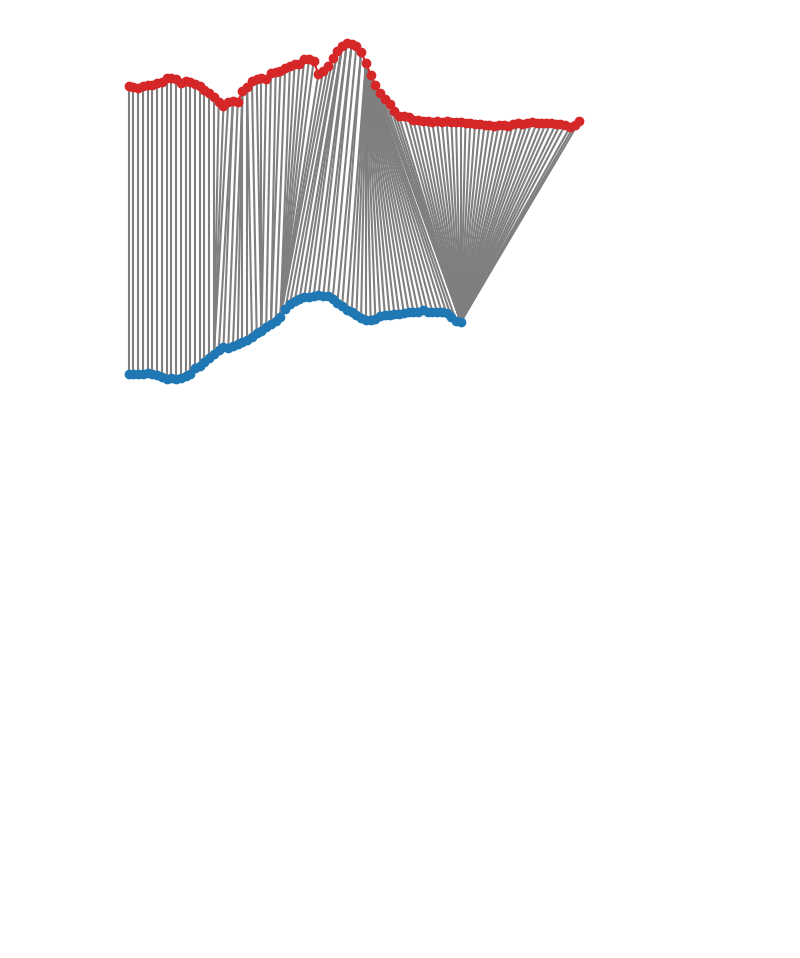
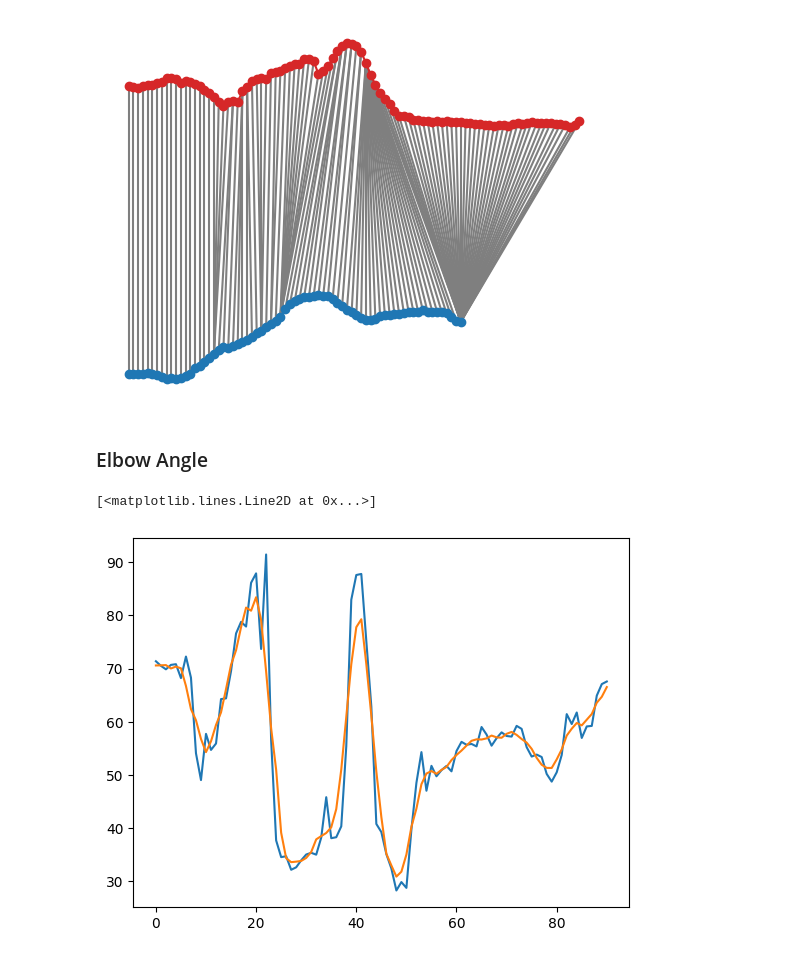
Before and after one commit to yhutter-dv/fhgr-scivi, a Jupyter notebook: jupyter_notebooks/dtw.ipynb, the cells around one changed output. Drawn from its saved outputs; the diff is of its cells as text; code cells hidden in the pictures; blank space fills up the shorter version.

```diff
--- a/jupyter_notebooks/dtw.ipynb
+++ b/jupyter_notebooks/dtw.ipynb
@@ -290,3 +287,37 @@ compare_pb_files(file_path_a, file_path_b, keypoint_a, keypoint_b, "absY")
 [figure]
 [figure]
 [figure]
+# %% [markdown]
+### Elbow Angle
+# %%
+import vg
+
+def get_elbow_angle(tracking_data, smooth = True, is_left = True):
+    df = create_df_from_tracking_data(tracking_data)
+    if is_left:
+        kp16 = df.loc[:,pd.IndexSlice[16,["absX", "absY", "absZ"]]].values
+        kp18 = df.loc[:,pd.IndexSlice[18,["absX", "absY", "absZ"]]].values
+        kp20 = df.loc[:,pd.IndexSlice[20,["absX", "absY", "absZ"]]].values
+        vg16_18 = kp16 - kp18
+        vg18_20 = kp18 - kp20
+        result = vg.angle(vg16_18, vg18_20)
+    else:
+        kp17 = df.loc[:,pd.IndexSlice[17,["absX", "absY", "absZ"]]].values
+        kp19 = df.loc[:,pd.IndexSlice[19,["absX", "absY", "absZ"]]].values
+        kp21 = df.loc[:,pd.IndexSlice[21,["absX", "absY", "absZ"]]].values
+        vg17_19 = kp17 - kp19
+        vg19_21 = kp19 - kp21
+        result = vg.angle(vg17_19, vg19_21)
+    if smooth:
+        result = pd.Series(result).rolling(5, center = True, min_periods=1).mean().values
+    return result
+# %%
+file_path = "./data/features/forehand_flat/track_data/yhu_forehand_flat_02.pb"
+tracking_data = load_tracking_data(file_path)
+elbow_angle_raw = get_elbow_angle(tracking_data, smooth = False, is_left = False)
+plt.plot(elbow_angle_raw)
+elbow_angle_smooth = get_elbow_angle(tracking_data, smooth = True, is_left = False)
+plt.plot(elbow_angle_smooth)
+# %% [output]
+[<matplotlib.lines.Line2D at 0x...>]
+[figure, added]
```
Also changed, not shown: parts of 30 cells of this notebook, 2 other files.
